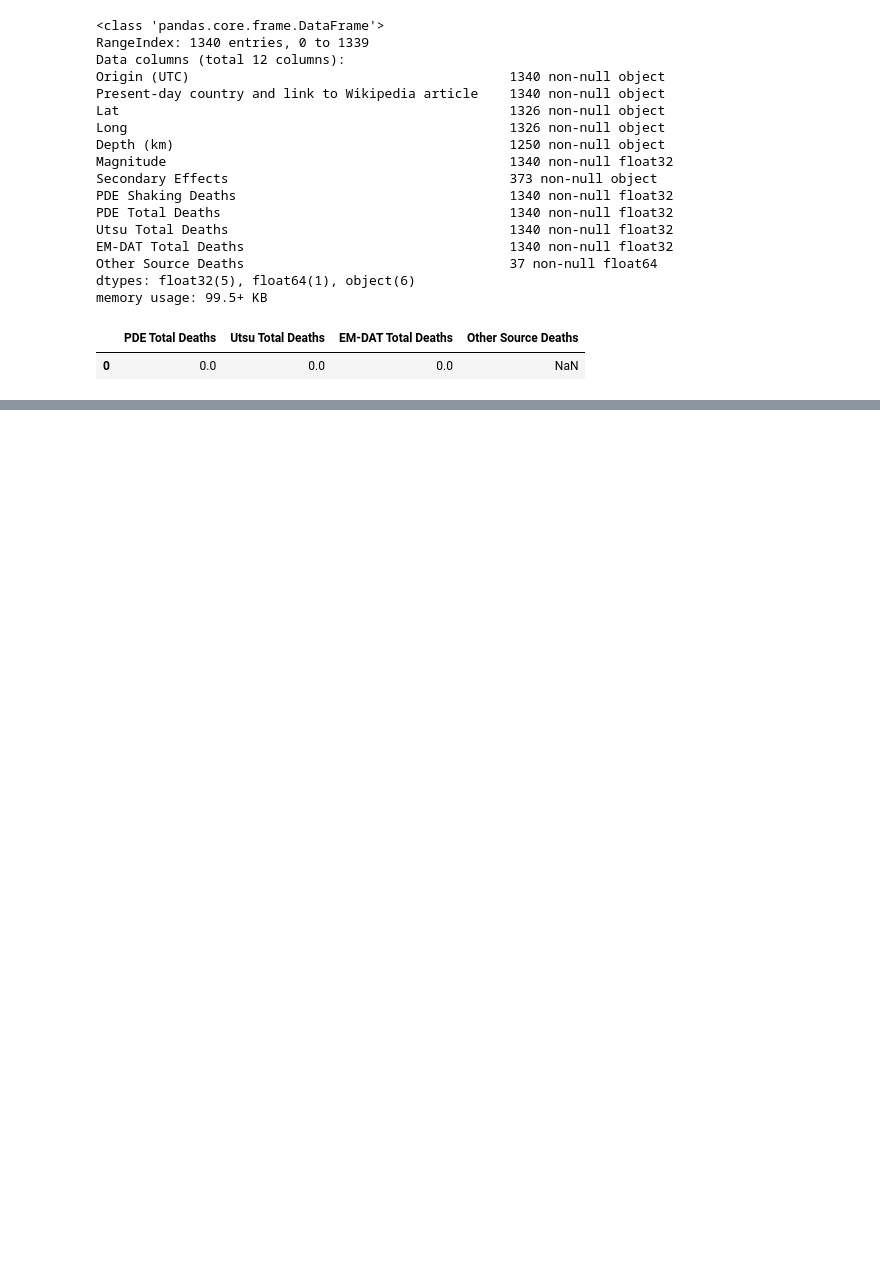
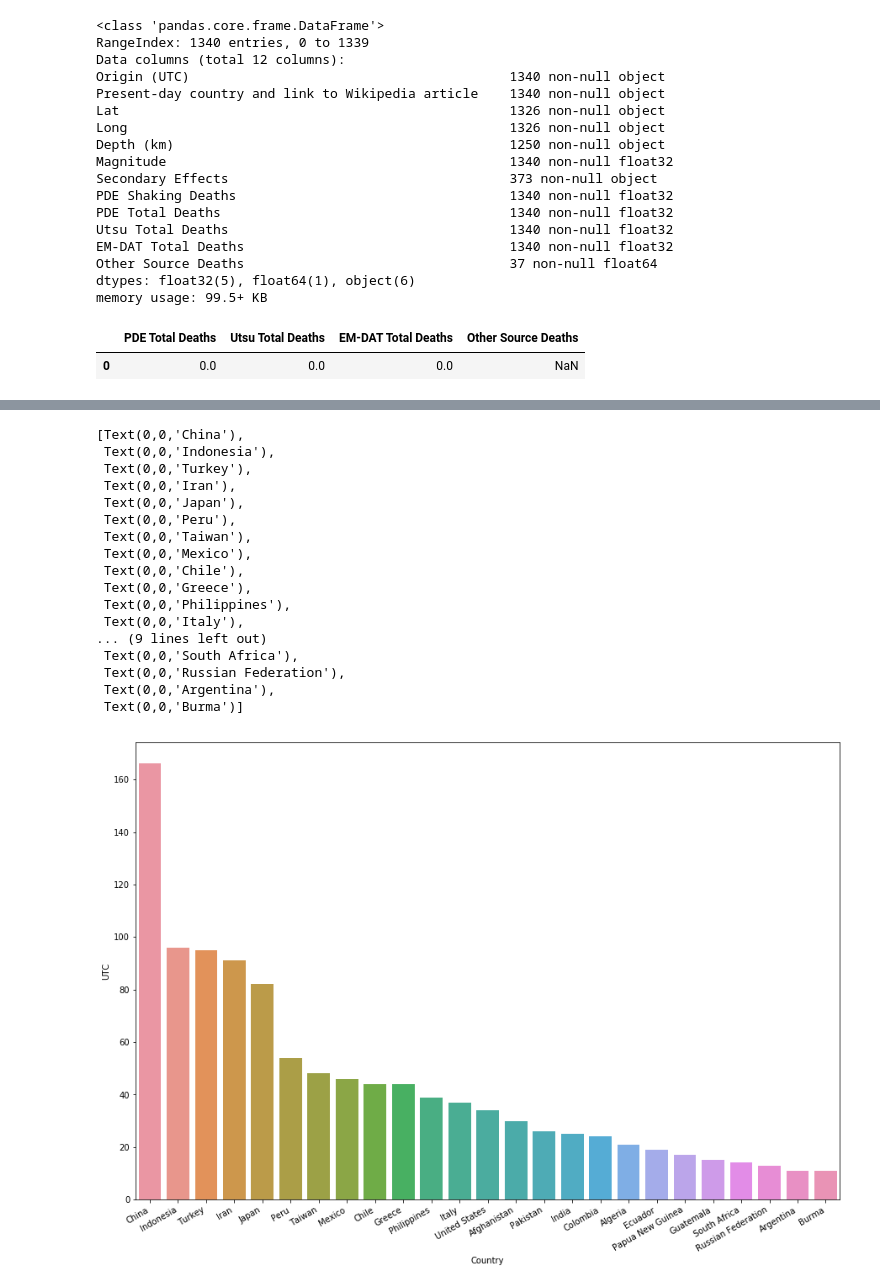
Before and after one commit to smitamisra/StrikingRobo_Earthquakes, a Jupyter notebook: MR_DQ3.ipynb, the cells around one changed output, grey strips where cells are left out. Saved outputs shown, nothing was run; the diff lists cells and outputs as text; code cells hidden in the pictures; blank space fills up the shorter version.

```diff
--- a/MR_DQ3.ipynb
+++ b/MR_DQ3.ipynb
@@ -414,0 +365,3 @@ earthquakes.head()
+# %%
+test2="(\s\(.*)"
+earthquakes['Country']= earthquakes['Country'].str.replace(test2, "")
@@ -414,0 +394,2 @@ earthquakes.head()
+# %%
+earthquakes["UTC"] = pd.to_datetime(earthquakes["UTC"])
@@ -414,0 +416,2 @@ earthquakes.head()
+# %%
+earthquakes["year"] = pd.DatetimeIndex(earthquakes['UTC']).year
@@ -414,0 +444,3 @@ earthquakes.head()
+# %%
+quakes_country = earthquakes.groupby("Country").agg(len)
+quakes_country
@@ -414,0 +467,29 @@ earthquakes.head()
+# %%
+quakes_country = quakes_country.reset_index()
+#quakes_country
+quakes_country_25 = quakes_country.nlargest(25, columns = "UTC")
+#quakes_country_25
+
+f, ax = plt.subplots(figsize=(15, 10))
+#plt.ylabel('Number of Quakes')
+quake_count = sns.barplot(quakes_country_25.Country, quakes_country_25.UTC)
+quake_count.set_xticklabels(quake_count.get_xticklabels(), rotation=30, ha="right")
+# %% [output]
+[Text(0,0,'China'),
+ Text(0,0,'Indonesia'),
+ Text(0,0,'Turkey'),
+ Text(0,0,'Iran'),
+ Text(0,0,'Japan'),
+ Text(0,0,'Peru'),
+ Text(0,0,'Taiwan'),
+ Text(0,0,'Mexico'),
+ Text(0,0,'Chile'),
+ Text(0,0,'Greece'),
+ Text(0,0,'Philippines'),
+ Text(0,0,'Italy'),
+... (9 lines left out)
+ Text(0,0,'South Africa'),
+ Text(0,0,'Russian Federation'),
+ Text(0,0,'Argentina'),
+ Text(0,0,'Burma')]
+[figure, added]
```
Also changed, not shown: parts of 43 cells of this notebook.
